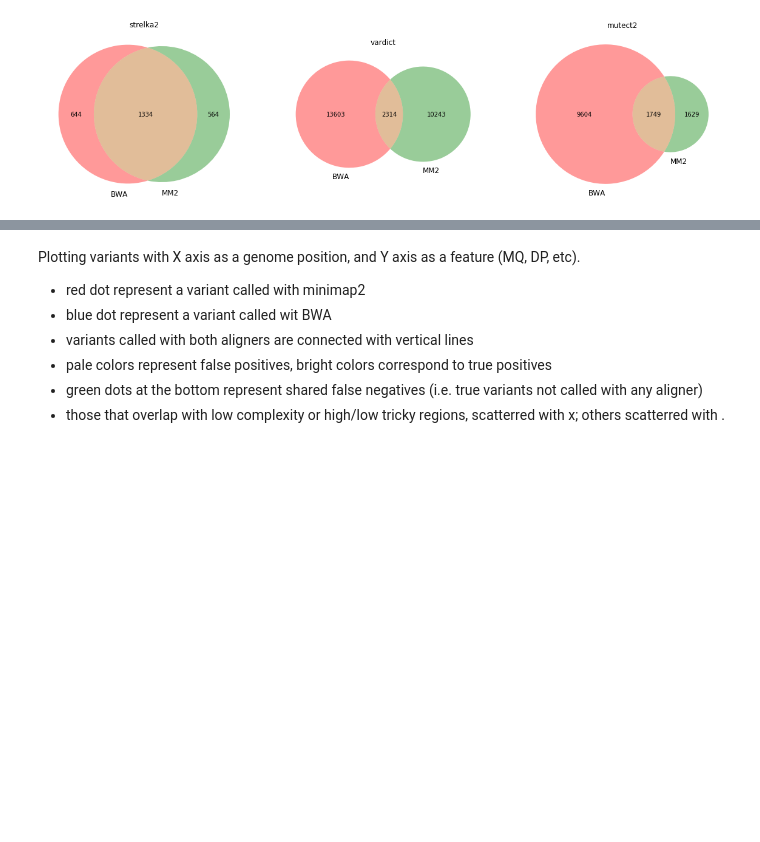
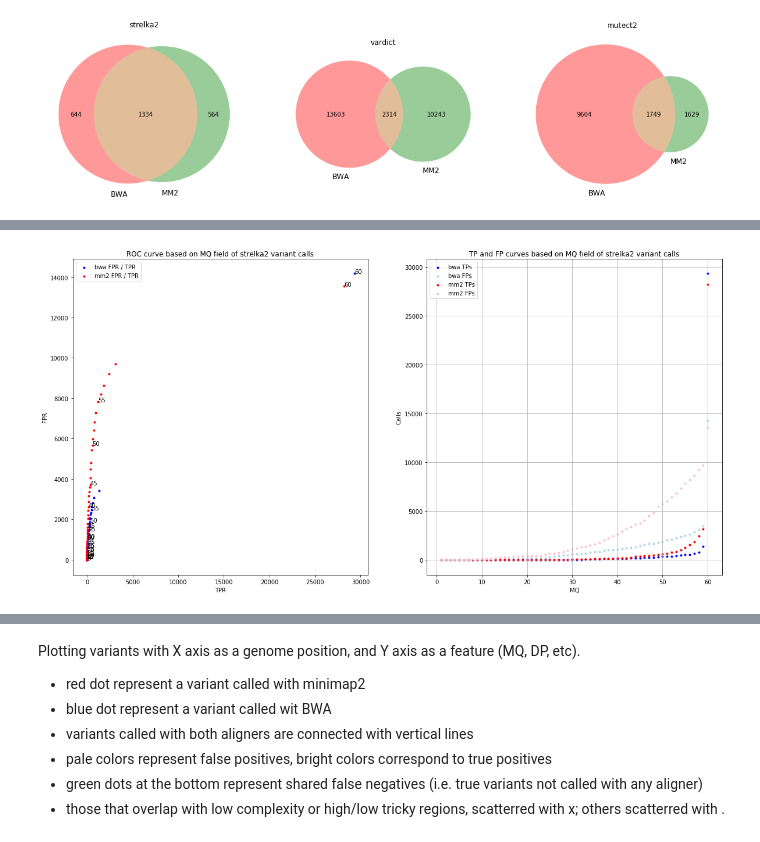
Before and after one commit to umccr/umccrise, a Jupyter notebook: analysis/minimap2/Minimap2_explore.ipynb, the cells around one changed output, grey strips where cells are left out. Saved outputs shown, nothing was run; the diff lists cells and outputs as text; code cells hidden in the pictures; blank space fills up the shorter version.

```diff
--- a/analysis/minimap2/Minimap2_explore.ipynb
+++ b/analysis/minimap2/Minimap2_explore.ipynb
@@ -452,0 +476,6 @@ pass
+# %%
+# Strelka2 DP ROC curve
+plot_roc('strelka2', 'mq', 1, 60, 1)
+pass
+# %% [output]
+[figure, added]
```
Also changed, not shown: parts of 9 cells of this notebook.
